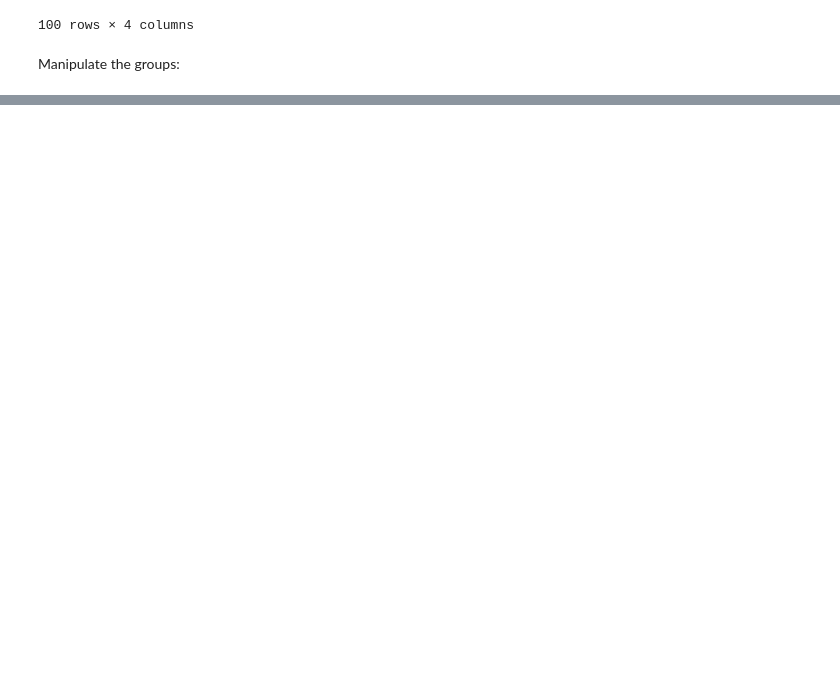
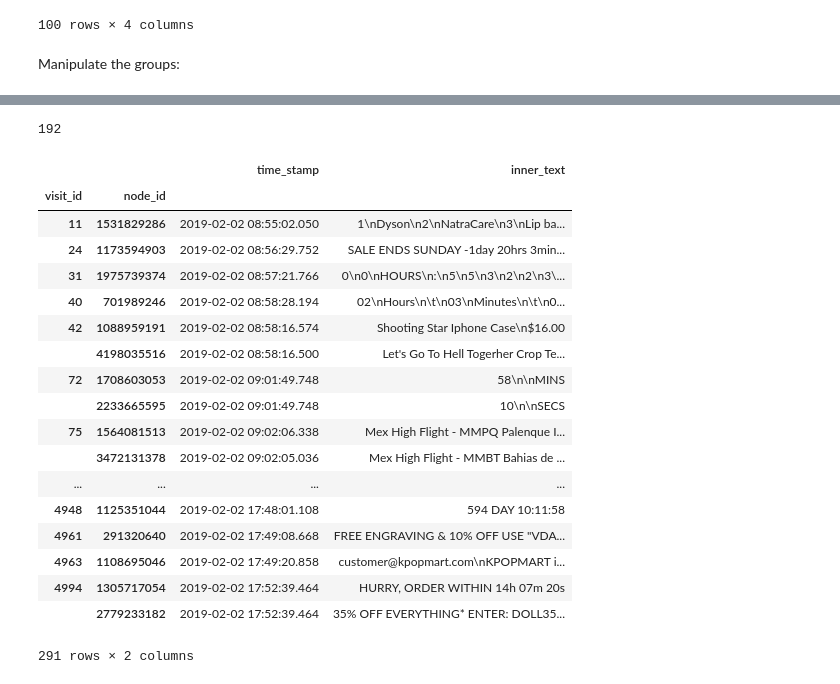
Before and after one commit to aruneshmathur/dark-patterns, a Jupyter notebook: analysis/timer-analysis/Countdown timer analysis.ipynb, the cells around one changed output, grey strips where cells are left out. Drawn from its saved outputs; the diff is of its cells as text; code cells hidden in the pictures; blank space fills up the shorter version.

```diff
--- a/analysis/timer-analysis/Countdown timer analysis.ipynb
+++ b/analysis/timer-analysis/Countdown timer analysis.ipynb
@@ -77,7 +78,6 @@ segments_grouped[['visit_id', 'node_id', 'time_stamp', 'inner_text']].sort_value
 Manipulate the groups:
 # %%
 def countdown(df):
-
     vals = df.sort_values(by='time_stamp').time_stamp.tolist()
     nums = []
 
@@ -86,9 +86,9 @@ def countdown(df):
         nums.append(diff.total_seconds())
 
     std = np.std(nums)
+    count_vals = df.inner_text.nunique()
 
-    print std
-    if std < 1.0:
+    if std < 1.0 and len(df.index) > 5 and count_vals != 1:
         print df.inner_text
         return True
     else:
@@ -123,0 +148,26 @@ sorted(timers.visit_id.unique())
+# %%
+len(timers.visit_id.unique())
+# %% [output]
+192
+# %%
+timers.groupby(['visit_id', 'node_id']).first()
+# %% [output]
+|  |  | time_stamp | inner_text |
+| visit_id | node_id |  |  |
+| 11 | 1531829286 | 2019-02-02 08:55:02.050 | 1\nDyson\n2\nNatraCare\n3\nLip ba... |
+| 24 | 1173594903 | 2019-02-02 08:56:29.752 | SALE ENDS SUNDAY -1day 20hrs 3min... |
+| 31 | 1975739374 | 2019-02-02 08:57:21.766 | 0\n0\nHOURS\n:\n5\n5\n3\n2\n2\n3\... |
+| 40 | 701989246 | 2019-02-02 08:58:28.194 | 02\nHours\n\t\n03\nMinutes\n\t\n0... |
+| 42 | 1088959191 | 2019-02-02 08:58:16.574 | Shooting Star Iphone Case\n$16.00 |
+|  | 4198035516 | 2019-02-02 08:58:16.500 | Let's Go To Hell Togerher Crop Te... |
+| 72 | 1708603053 | 2019-02-02 09:01:49.748 | 58\n\nMINS |
+|  | 2233665595 | 2019-02-02 09:01:49.748 | 10\n\nSECS |
+| 75 | 1564081513 | 2019-02-02 09:02:06.338 | Mex High Flight - MMPQ Palenque I... |
+|  | 3472131378 | 2019-02-02 09:02:05.036 | Mex High Flight - MMBT Bahias de ... |
+| ... | ... | ... | ... |
+| 4948 | 1125351044 | 2019-02-02 17:48:01.108 | 594 DAY 10:11:58 |
+| 4961 | 291320640 | 2019-02-02 17:49:08.668 | FREE ENGRAVING & 10% OFF USE "VDA... |
+| 4963 | 1108695046 | 2019-02-02 17:49:20.858 | customer@kpopmart.com\nKPOPMART i... |
+| 4994 | 1305717054 | 2019-02-02 17:52:39.464 | HURRY, ORDER WITHIN 14h 07m 20s |
+|  | 2779233182 | 2019-02-02 17:52:39.464 | 35% OFF EVERYTHING* ENTER: DOLL35... |
+291 rows × 2 columns
```
Also changed, not shown: parts of 11 cells of this notebook.
